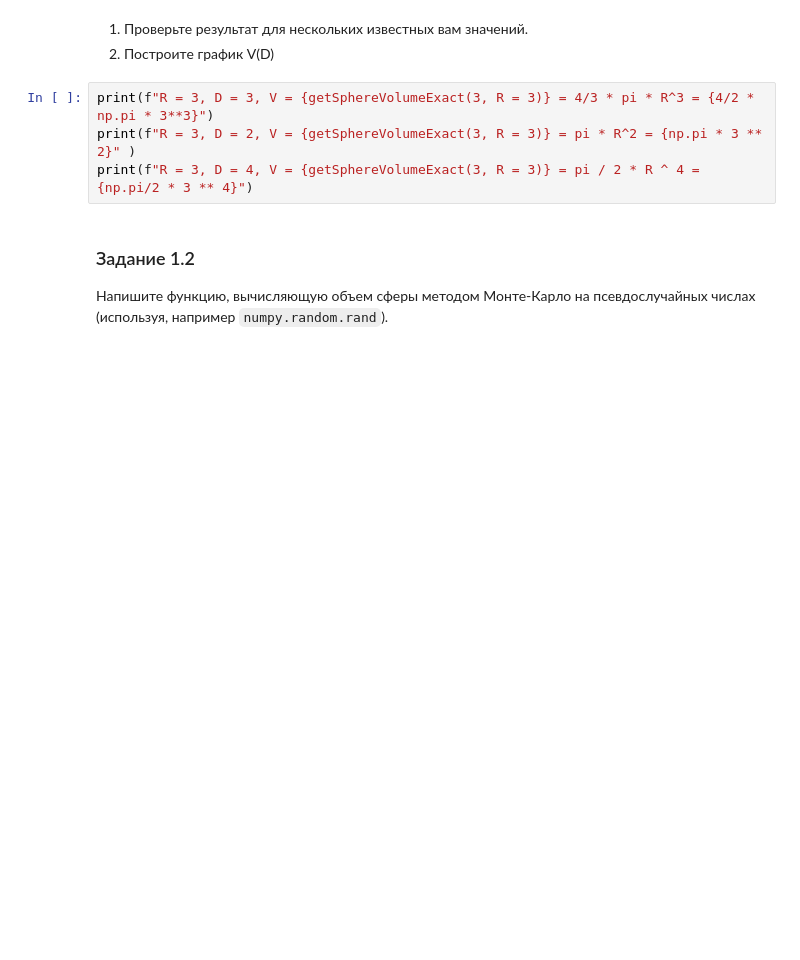
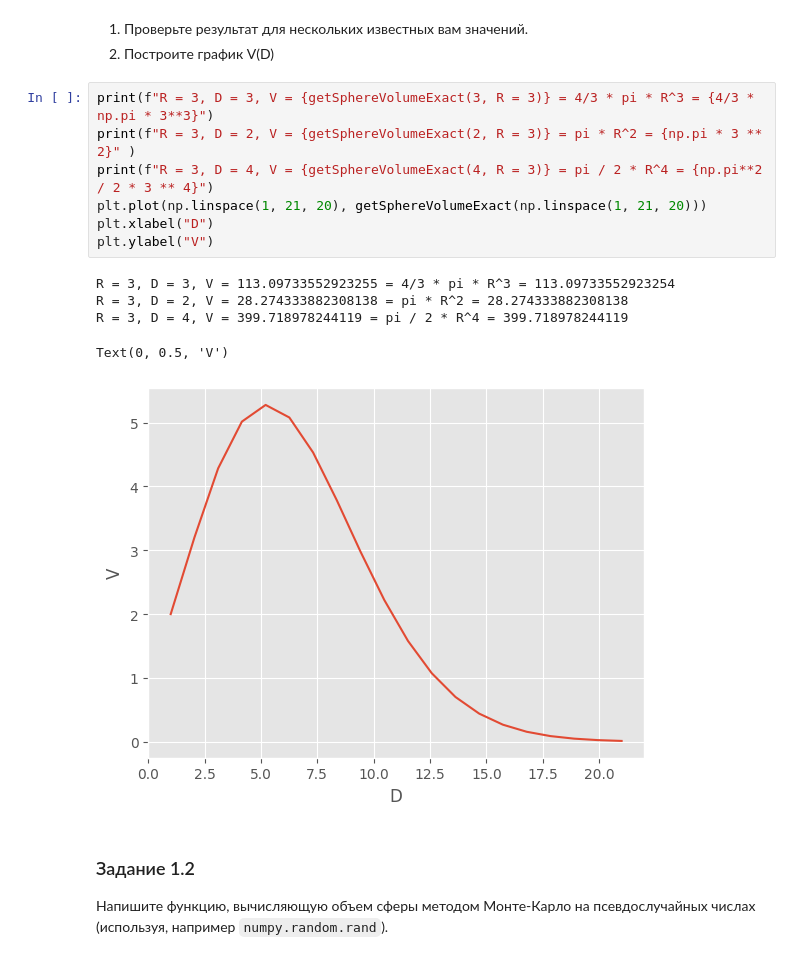
Before and after one commit to Clai101/Comp_Ph, a Jupyter notebook: Monte-Carlo.ipynb, the cells around one changed output. Drawn from its saved outputs; the diff is of its cells as text; blank space fills up the shorter version.

```diff
--- a/Monte-Carlo.ipynb
+++ b/Monte-Carlo.ipynb
@@ -35,9 +35,18 @@ def getSphereVolumeExact(D, R = 1.0):
 1. Проверьте результат для нескольких известных вам значений.
 2. Построите график V(D)
 # %%
-print(f"R = 3, D = 3, V = {getSphereVolumeExact(3, R = 3)} = 4/3 * pi * R^3 = {4/2 * np.pi * 3**3}")
-print(f"R = 3, D = 2, V = {getSphereVolumeExact(3, R = 3)} = pi * R^2 = {np.pi * 3 ** 2}" )
-print(f"R = 3, D = 4, V = {getSphereVolumeExact(3, R = 3)} = pi / 2 * R ^ 4 = {np.pi/2 * 3 ** 4}")
+print(f"R = 3, D = 3, V = {getSphereVolumeExact(3, R = 3)} = 4/3 * pi * R^3 = {4/3 * np.pi * 3**3}")
+print(f"R = 3, D = 2, V = {getSphereVolumeExact(2, R = 3)} = pi * R^2 = {np.pi * 3 ** 2}" )
+print(f"R = 3, D = 4, V = {getSphereVolumeExact(4, R = 3)} = pi / 2 * R^4 = {np.pi**2 / 2 * 3 ** 4}")
+plt.plot(np.linspace(1, 21, 20), getSphereVolumeExact(np.linspace(1, 21, 20)))
+plt.xlabel("D")
+plt.ylabel("V")
+# %% [output]
+R = 3, D = 3, V = 113.09733552923255 = 4/3 * pi * R^3 = 113.09733552923254
+R = 3, D = 2, V = 28.274333882308138 = pi * R^2 = 28.274333882308138
+R = 3, D = 4, V = 399.718978244119 = pi / 2 * R^4 = 399.718978244119
+Text(0, 0.5, 'V')
+[figure, added]
 # %% [markdown]
 ### Задание 1.2
 Напишите функцию, вычисляющую объем сферы методом Монте-Карло на псевдослучайных числах (используя, например `numpy.random.rand`).
```
Also changed, not shown: parts of 2 cells of this notebook.
